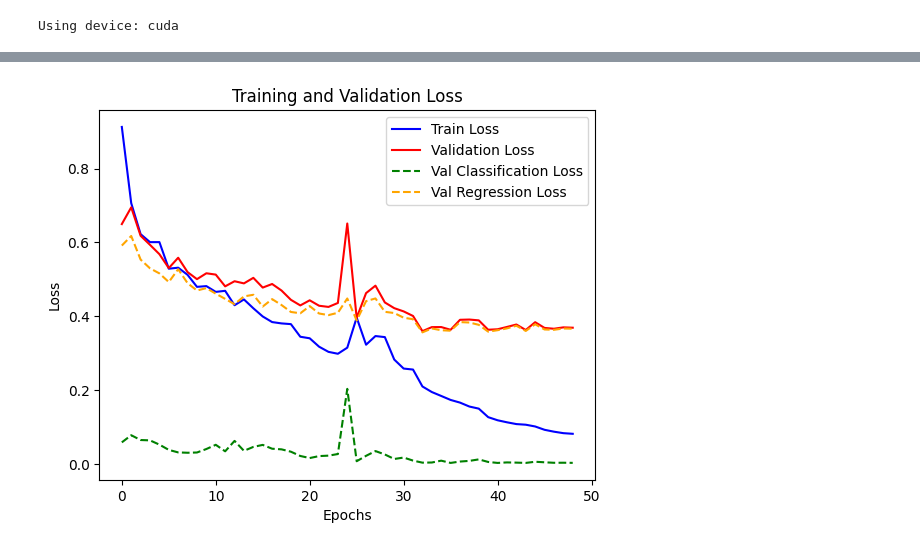
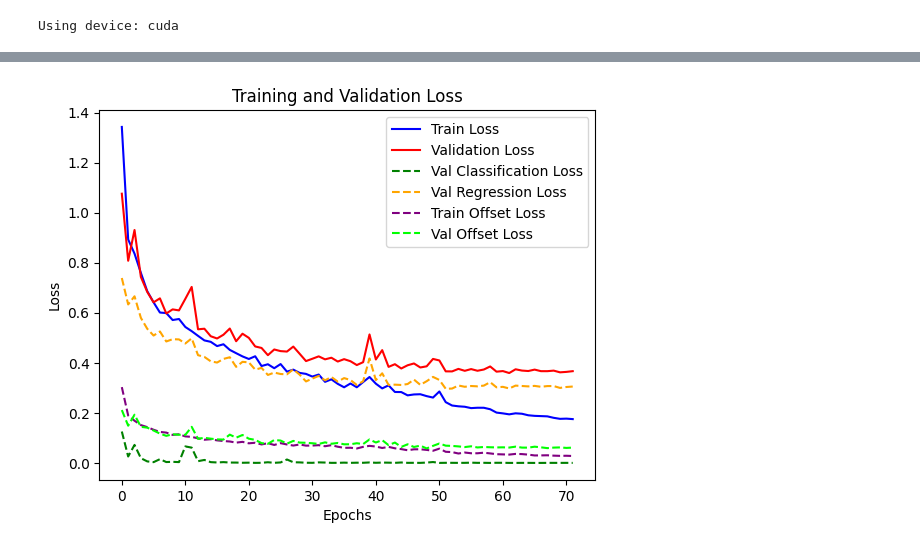
Before and after one commit to seanfoxhay-debug/eclipsing-binaries, a Jupyter notebook: Eclipsing binaries classification.ipynb, the cells around one changed output, grey strips where cells are left out. Saved outputs shown, nothing was run; the diff lists cells and outputs as text; code cells hidden in the pictures.

Commit message:
now is back to predicting the offset well. code now standardised to accept any system length, rather than explicitly writing it as 100 or 500. m1 and period still unable to be learnt

```diff
--- a/Eclipsing binaries classification.ipynb
+++ b/Eclipsing binaries classification.ipynb
@@ -275,21 +272,21 @@ def length(length, kernel_size, stride):
     return ((length - kernel_size) // stride) + 1
 
 class CNN(nn.Module):
-    def __init__(self, n_classes=2, n_params=num_params, seq_len=seq_len):
+    def __init__(self, n_classes=2, n_params=num_params, seq_len=system_length):
         super(CNN, self).__init__()
         # circular padding mode informs to model that curves are periodic, i.e. treat phase 0.99 as a neighbour to 0.00, not furthest away possible
 
-        self.conv1 = nn.Conv1d(in_channels=4, out_channels=32, kernel_size=7, padding=3)
+        self.conv1 = nn.Conv1d(in_channels=4, out_channels=32, kernel_size=7, padding=3, padding_mode='circular')
         self.pool = nn.MaxPool1d(kernel_size=2, stride=2)
-        self.conv2 = nn.Conv1d(in_channels=32, out_channels=64, kernel_size=5, padding=2) # L = 50
-        self.conv3 = nn.Conv1d(in_channels=64, out_channels=128, kernel_size=5, padding=2) # 25
-        self.conv4 = nn.Conv1d(in_channels=128, out_channels=128, kernel_size=5, padding=2)
+        self.conv2 = nn.Conv1d(in_channels=32, out_channels=64, kernel_size=5, padding=2, padding_mode='circular') # L = 50
+        self.conv3 = nn.Conv1d(in_channels=64, out_channels=128, kernel_size=5, padding=2, padding_mode='circular') # 25
+        self.conv4 = nn.Conv1d(in_channels=128, out_channels=128, kernel_size=5, padding=2, padding_mode='circular')
 
         self.sharedfc = nn.Sequential(nn.Linear(256 + 4, 128),nn.ReLU()) # shared output node for two outputs (+4 exists for the scalars)
         self.cls_head = nn.Linear(128, n_classes) # output head for classification (detached vs overcontact)
         self.rgs_head = nn.Linear(128, n_params) # output head for parameters (regression)
         self.offset_head = nn.Sequential(nn.Flatten(),
-                                         nn.Linear(128 * (seq_len // 4), 64), nn.ReLU(), nn.Linear(64,2)) # separate outpt head for the offset.
+                                         nn.Linear(128 * (system_length // 4), 64), nn.ReLU(), nn.Linear(64,2)) # separate outpt head for the offset.
 
 # cnn conv layer length formula: ((length - kernel_size + 2*padding) / stride){rounded down} + 1
 # size: (batch_size, channels, length)
@@ -311,12 +308,12 @@ class CNN(nn.Module):
 # %%
 # hyperparameters!
 
-lr = 0.0025
+lr = 0.001
 epochs = 1000
 batch_size = 10
 # %%
 # early stop criteria:
-patience = 16 # how many epochs in a row with no improvement there needs to be before it stops early
+patience = 10 # how many epochs in a row with no improvement there needs to be before it stops early
 delta = 0.001 # the minimum performance increase to count as an improvement
 best_val_loss = float("inf") # initialising the first best loss as infinity
 no_improvement_count = 0 # initialising iterating counter
@@ -344,7 +341,7 @@ class EarlyStopping:
 # now initialise it:
 early_stopping = EarlyStopping(patience=patience, delta=delta, verbose=True)
 # %%
-roll = 0 # change to 1 if wanting to roll the times/phases
+roll = 1 # change to 1 if wanting to roll the times/phases
 early_stopping_toggle = 1
 lr_scheduling_toggle = 1
 
@@ -364,7 +361,7 @@ W_off = 1.0 # weighting of offset against other two losses
 
 # validation shifts are drawn ONCE, so validation numbers are comparable between epochs:
     # validation fluxes are not rolled each epoch and batch like training
-val_shifts = np.random.randint(0, 500, (len(val_dataset)))
+val_shifts = np.random.randint(0, system_length, (len(val_dataset)))
 
 loss, val_loss, val_accuracy = [], [], []
 train_losses, val_losses, val_C_accuracies, val_R_accuracies,offset_losses = [], [], [], [], []
@@ -561,21 +557,22 @@ print(val_losses)
 # %%
 # Plot training/validation loss
 plt.figure()
 plt.plot(train_losses, label="Train Loss", color="blue")
 plt.plot(val_losses, label="Validation Loss", color="red")
 plt.plot(val_C_losses, label='Val Classification Loss', color='green',linestyle='dashed')
 plt.plot(val_R_losses, label='Val Regression Loss', color='orange',linestyle='dashed')
 if roll == 1:
+    plt.plot(train_offset_losses, label="Train Offset Loss", color='purple',linestyle='dashed')
     plt.plot(val_offset_losses, label='Val Offset Loss',color='lime',linestyle='dashed')
 
 
 #plt.plot(val_C_accuracies, label="Validation Classification Accuracy", color="green")
 #plt.plot(val_R_accuracies, label="Validation Regression Accuracy", color='orange')
 plt.xlabel("Epochs")
 plt.ylabel("Loss")
 plt.title("Training and Validation Loss")
 plt.legend()
 plt.show()
 # %% [output]
-[figure, old version]
+[figure, new version]
 # %%
```
Also changed, not shown: parts of 12 cells of this notebook.
